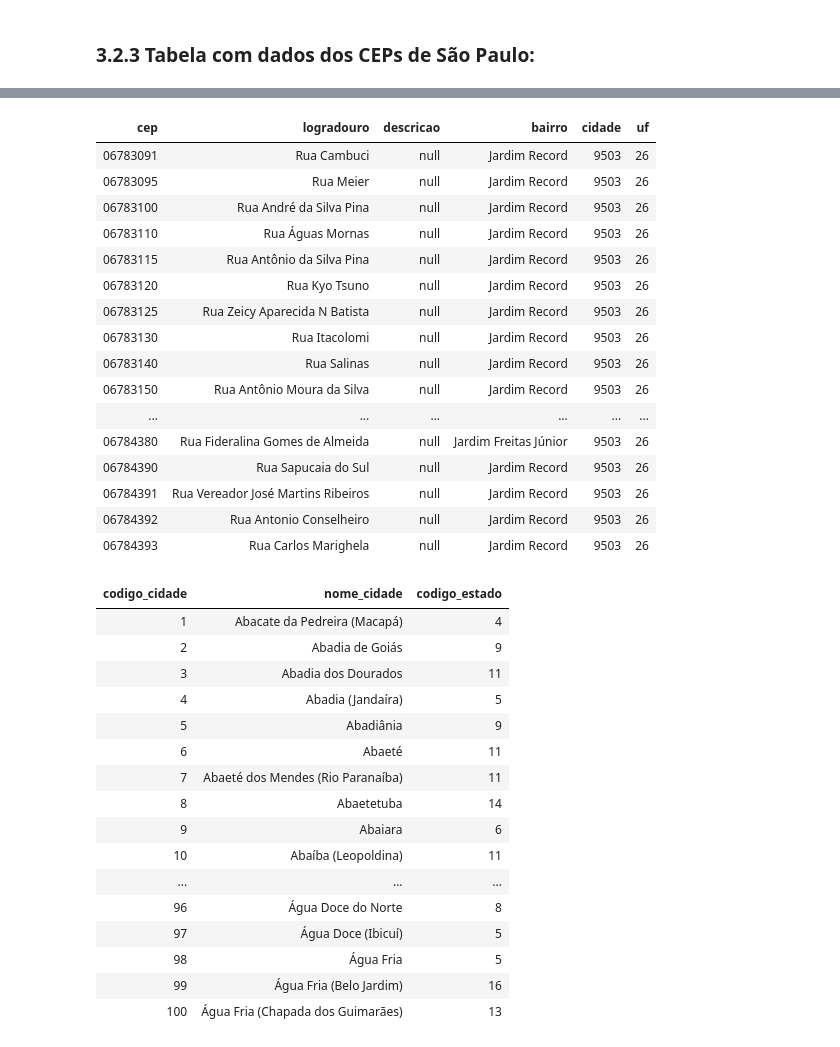
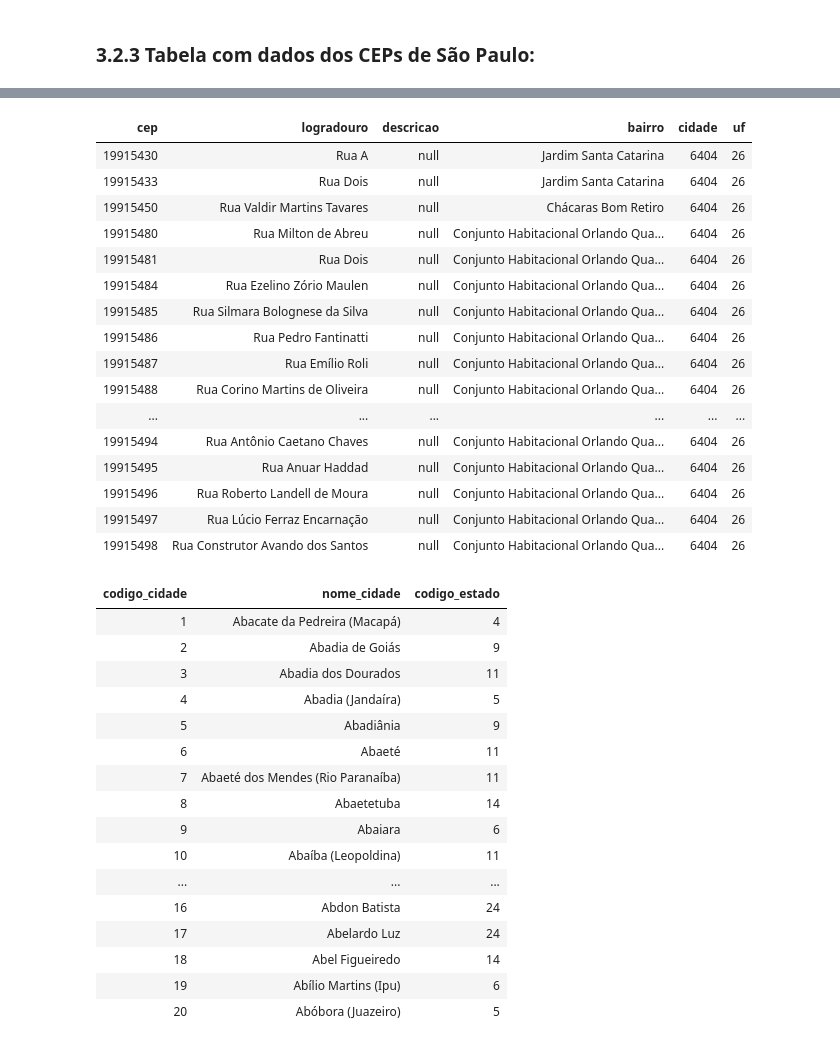
Before and after one commit to izabelaandrade-pos/mvp-puc-eng-dados, a Jupyter notebook: Notebooks/20251201_MVP_EngDados_parte1.ipynb, the cells around one changed output, grey strips where cells are left out. Saved outputs shown, nothing was run; the diff lists cells and outputs as text; code cells hidden in the pictures.

Commit message:
Commit Outputs
Ajustando outputs para não ficar muito grande

```diff
--- a/Notebooks/20251201_MVP_EngDados_parte1.ipynb
+++ b/Notebooks/20251201_MVP_EngDados_parte1.ipynb
@@ -219,7 +219,7 @@ for idx, url in enumerate(urls, start=1):
     # Conta número de linhas do DataFrame e mostra 100 linhas dele
     num_linhas = df.count()
     print(f"Número de linhas no Spark: {num_linhas}")
-    display(df.limit(100))
+    display(df.limit(20))
 
     # Salva o DataFrame do Spark em uma tabela persistida no DBFS
     df.write.format("delta").option("overwriteSchema", "true").mode("overwrite").saveAsTable(table_name)
@@ -570,51 +570,51 @@ for zip_path in zip_paths:
         nome_do_csv = arquivo_zip.namelist()[0]
         arquivo_zip.extract(nome_do_csv, staging_dir)
         csv_paths.append(f"{staging_dir}/{nome_do_csv}")
 
 # Header para os CSVs
 colunas_cep = ["cep", "logradouro", "descricao", "bairro", "cidade", "uf"]
 
 # Lê cada um dos CSV, que não tem header, forçando o esquema indicado em colunas_cep
 df_list = [
     spark.read.csv(
         path,
         sep=",",
         header=False,
         inferSchema=False
     ).toDF(*colunas_cep)
     for path in csv_paths
 ]
 
 # Lê a lista de dataframes armazenados em df_list e une todos em um só
 df_cep_unido = reduce(lambda df1, df2: df1.unionByName(df2), df_list)
 
 # Deleta a tabela, caso já exista
 table_name_cep = "mvp_engdados_puc.bronze.cepaberto_SP"
 spark.sql(f"DROP TABLE IF EXISTS {table_name_cep} PURGE")
 
 # Salva o DataFrame do Spark em uma tabela Delta persistida no DBFS
 df_cep_unido.write.format("delta").option("overwriteSchema", "true").mode("overwrite").saveAsTable(table_name_cep)
 
-# Comando para ler 100 linhas da tabela Delta criada
-display(spark.table(table_name_cep).limit(100))
+# Comando para ler 20 linhas da tabela Delta criada
+display(spark.table(table_name_cep).limit(20))
 # %% [output]
 | cep | logradouro | descricao | bairro | cidade | uf |
-| 06783091 | Rua Cambuci | null | Jardim Record | 9503 | 26 |
-| 06783095 | Rua Meier | null | Jardim Record | 9503 | 26 |
-| 06783100 | Rua André da Silva Pina | null | Jardim Record | 9503 | 26 |
-| 06783110 | Rua Águas Mornas | null | Jardim Record | 9503 | 26 |
-| 06783115 | Rua Antônio da Silva Pina | null | Jardim Record | 9503 | 26 |
-| 06783120 | Rua Kyo Tsuno | null | Jardim Record | 9503 | 26 |
-| 06783125 | Rua Zeicy Aparecida N Batista | null | Jardim Record | 9503 | 26 |
-| 06783130 | Rua Itacolomi | null | Jardim Record | 9503 | 26 |
-| 06783140 | Rua Salinas | null | Jardim Record | 9503 | 26 |
-| 06783150 | Rua Antônio Moura da Silva | null | Jardim Record | 9503 | 26 |
+| 19915430 | Rua A | null | Jardim Santa Catarina | 6404 | 26 |
+| 19915433 | Rua Dois | null | Jardim Santa Catarina | 6404 | 26 |
+| 19915450 | Rua Valdir Martins Tavares | null | Chácaras Bom Retiro | 6404 | 26 |
+| 19915480 | Rua Milton de Abreu | null | Conjunto Habitacional Orlando Qua... | 6404 | 26 |
+| 19915481 | Rua Dois | null | Conjunto Habitacional Orlando Qua... | 6404 | 26 |
+| 19915484 | Rua Ezelino Zório Maulen | null | Conjunto Habitacional Orlando Qua... | 6404 | 26 |
+| 19915485 | Rua Silmara Bolognese da Silva | null | Conjunto Habitacional Orlando Qua... | 6404 | 26 |
+| 19915486 | Rua Pedro Fantinatti | null | Conjunto Habitacional Orlando Qua... | 6404 | 26 |
+| 19915487 | Rua Emílio Roli | null | Conjunto Habitacional Orlando Qua... | 6404 | 26 |
+| 19915488 | Rua Corino Martins de Oliveira | null | Conjunto Habitacional Orlando Qua... | 6404 | 26 |
 | ... | ... | ... | ... | ... | ... |
-| 06784380 | Rua Fideralina Gomes de Almeida | null | Jardim Freitas Júnior | 9503 | 26 |
-| 06784390 | Rua Sapucaia do Sul | null | Jardim Record | 9503 | 26 |
-| 06784391 | Rua Vereador José Martins Ribeiros | null | Jardim Record | 9503 | 26 |
-| 06784392 | Rua Antonio Conselheiro | null | Jardim Record | 9503 | 26 |
-| 06784393 | Rua Carlos Marighela | null | Jardim Record | 9503 | 26 |
+| 19915494 | Rua Antônio Caetano Chaves | null | Conjunto Habitacional Orlando Qua... | 6404 | 26 |
+| 19915495 | Rua Anuar Haddad | null | Conjunto Habitacional Orlando Qua... | 6404 | 26 |
+| 19915496 | Rua Roberto Landell de Moura | null | Conjunto Habitacional Orlando Qua... | 6404 | 26 |
+| 19915497 | Rua Lúcio Ferraz Encarnação | null | Conjunto Habitacional Orlando Qua... | 6404 | 26 |
+| 19915498 | Rua Construtor Avando dos Santos | null | Conjunto Habitacional Orlando Qua... | 6404 | 26 |
 # %%
 # Criação da tabela de códigos das cidades (base CEP)
 import zipfile
@@ -647,7 +647,7 @@ spark.sql(f"DROP TABLE IF EXISTS {table_name} PURGE")
 df_cidades.write.format("delta").option("overwriteSchema", "true").mode("overwrite").saveAsTable(table_name)
 
 # Comando para ler 100 linhas da tabela Delta criada
-display(spark.table(table_name).limit(100))
+display(spark.table(table_name).limit(20))
 # %% [output]
 | codigo_cidade | nome_cidade | codigo_estado |
 | 1 | Abacate da Pedreira (Macapá) | 4 |
@@ -661,8 +661,8 @@ display(spark.table(table_name).limit(100))
 | 9 | Abaiara | 6 |
 | 10 | Abaíba (Leopoldina) | 11 |
 | ... | ... | ... |
-| 96 | Água Doce do Norte | 8 |
-| 97 | Água Doce (Ibicuí) | 5 |
-| 98 | Água Fria | 5 |
-| 99 | Água Fria (Belo Jardim) | 16 |
-| 100 | Água Fria (Chapada dos Guimarães) | 13 |
+| 16 | Abdon Batista | 24 |
+| 17 | Abelardo Luz | 24 |
+| 18 | Abel Figueiredo | 14 |
+| 19 | Abílio Martins (Ipu) | 6 |
+| 20 | Abóbora (Juazeiro) | 5 |
```
Also changed, not shown: parts of 3 cells of this notebook.
